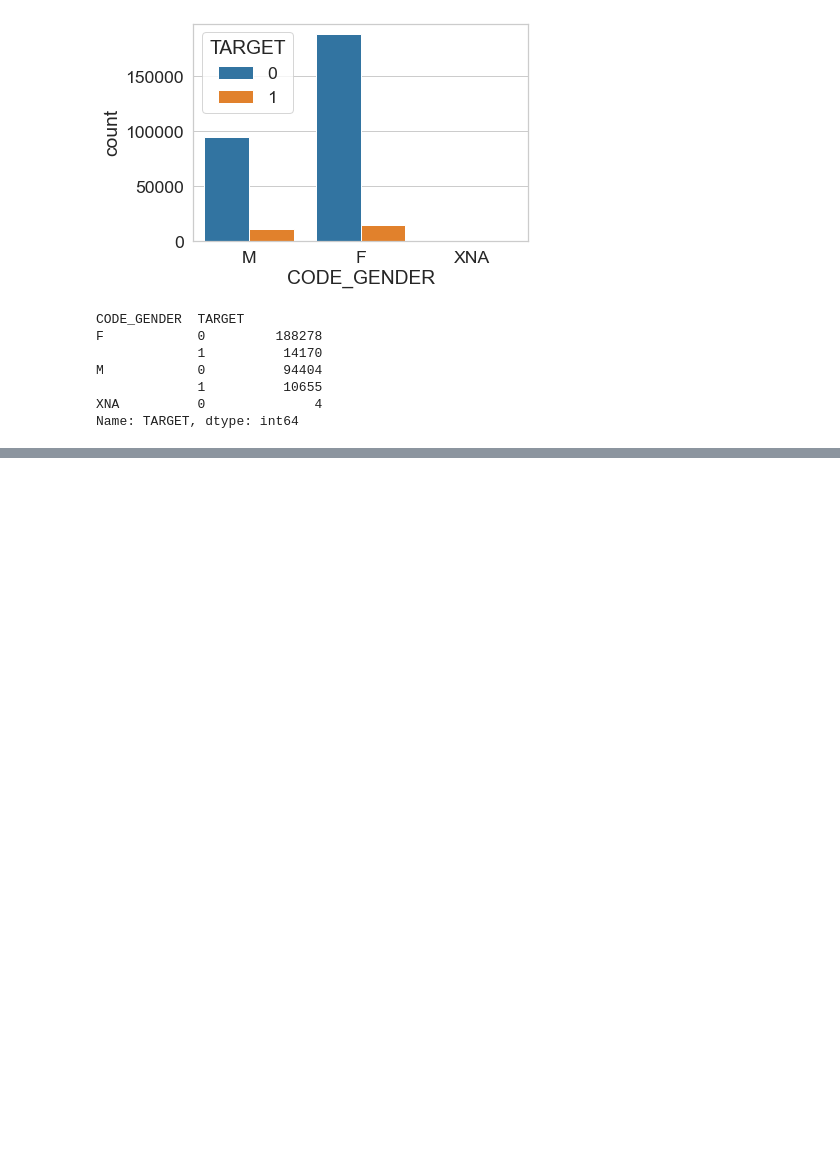
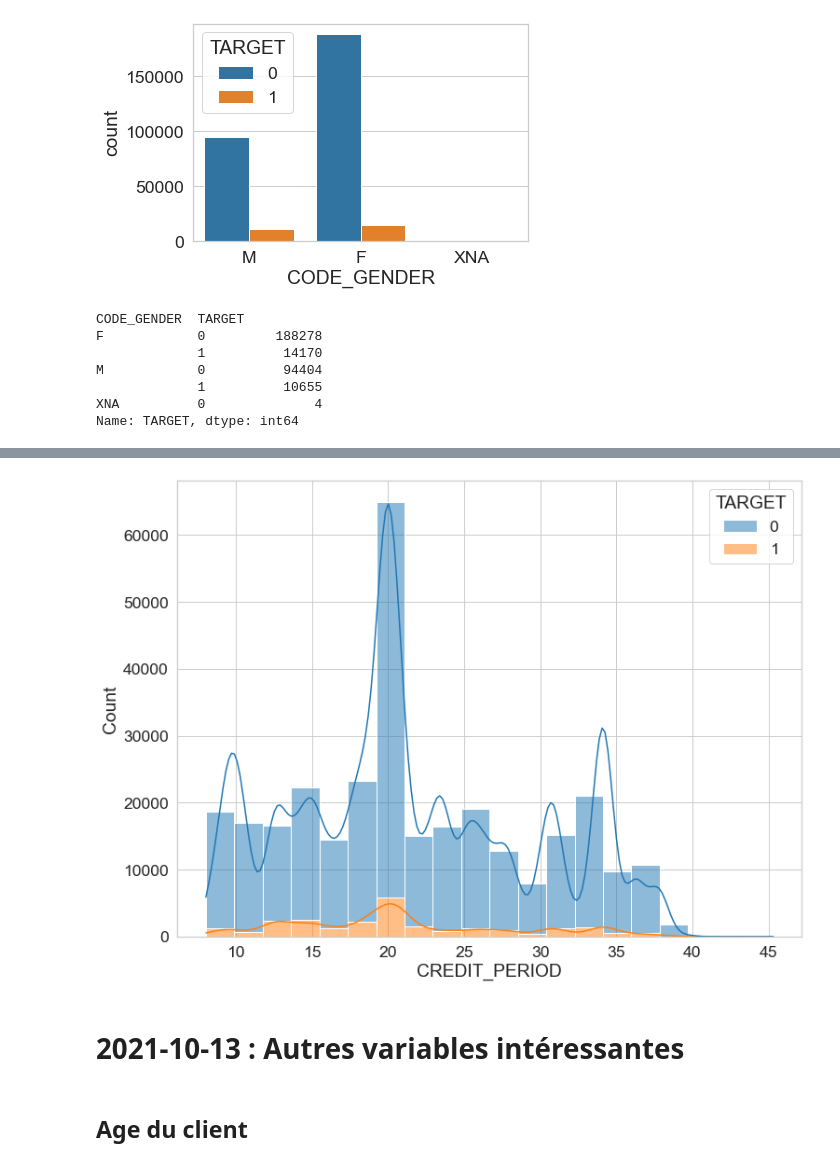
Before and after one commit to gitadum/credit_risk_rating, a Jupyter notebook: 00_notebooks/02_Exploration.ipynb, the cells around one changed output, grey strips where cells are left out. Saved outputs shown, nothing was run; the diff lists cells and outputs as text; code cells hidden in the pictures; blank space fills up the shorter version.

```diff
--- a/00_notebooks/02_Exploration.ipynb
+++ b/00_notebooks/02_Exploration.ipynb
@@ -802,0 +908,2 @@ Name: TARGET, dtype: int64
+# %%
+df.loc[:, 'CREDIT_PERIOD'] = df.loc[:, 'AMT_CREDIT'] / df.loc[:, 'AMT_ANNUITY']
@@ -802,0 +922,12 @@ Name: TARGET, dtype: int64
+# %%
+fig, ax = plt.subplots(figsize=(12,9))
+sns.histplot(x='CREDIT_PERIOD', data=df, bins=20,
+             hue='TARGET', multiple='stack', kde=True,
+             ax=ax)
+plt.show()
+# %% [output]
+[figure, added]
+# %% [markdown]
+# 2021-10-13 : Autres variables intéressantes
+# %% [markdown]
+## Age du client
```
Also changed, not shown: parts of 13 cells of this notebook.
